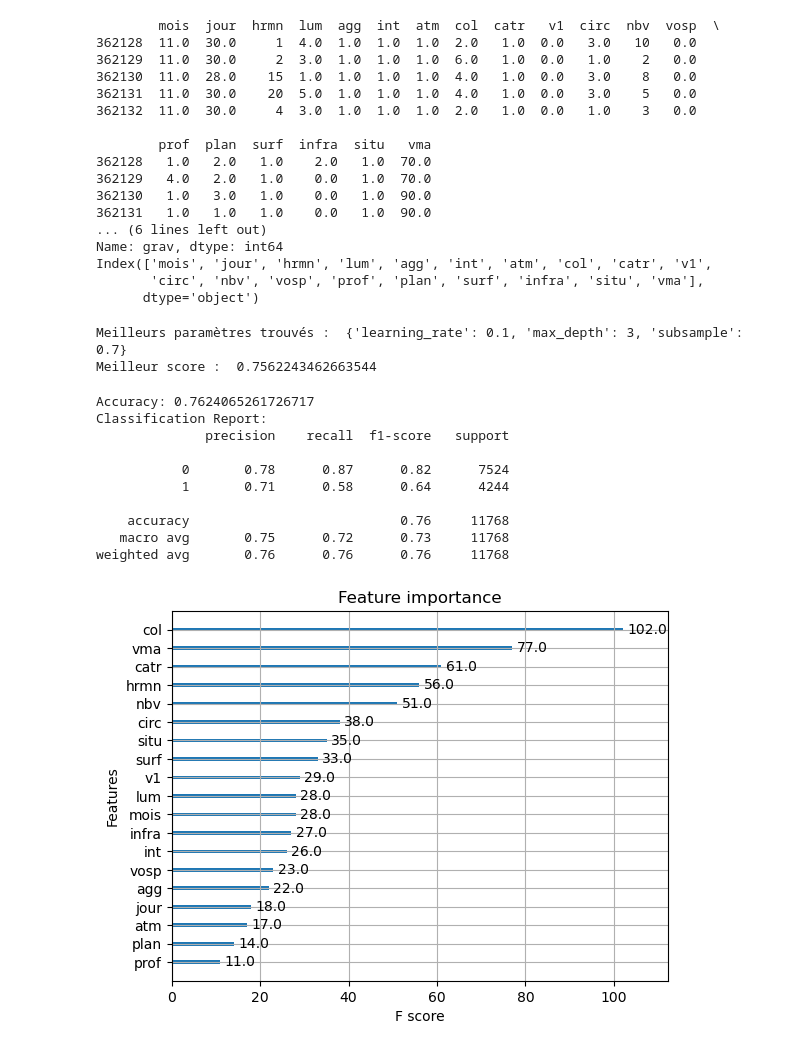
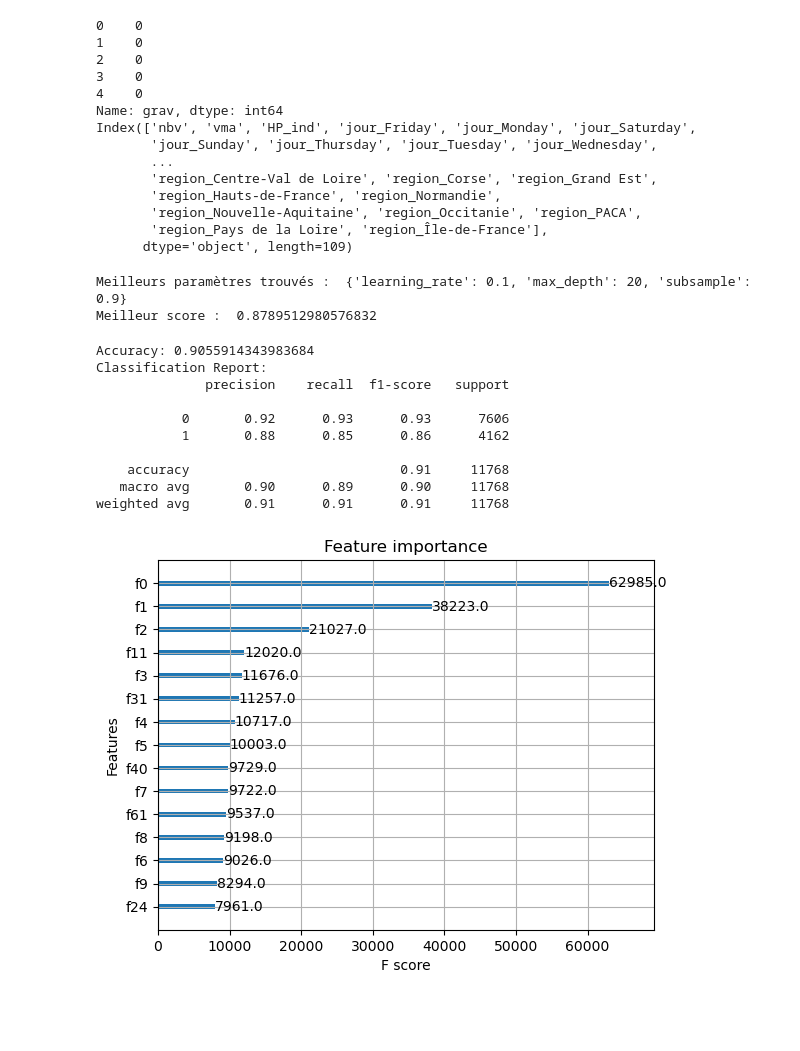
Before and after one commit to solinemignot/statapp_sujet26, a Jupyter notebook: Partie2_ML/XGBoost.ipynb, the cells around one changed output. Drawn from its saved outputs; the diff is of its cells as text; code cells hidden in the pictures; blank space fills up the shorter version.

```diff
--- a/Partie2_ML/XGBoost.ipynb
+++ b/Partie2_ML/XGBoost.ipynb
@@ -35,31 +37,52 @@ df.to_csv('XGboost.csv', index=False)
 y = df['grav']
 X = df.drop(columns=['grav'])
 features = X.columns
+# %%
+# Charger le jeu de données
+path = "/home/onyxia/work/statapp_sujet26/"
+#enlever work si nécessaire
+file_name1 = "dataset_complet_avec_dummies_part_1.csv"
+file_name2 = "dataset_complet_avec_dummies_part_2.csv"
+file_name3 = "dataset_complet_avec_dummies_part_3.csv"
+file_name4 = "dataset_complet_avec_dummies_part_4.csv"
+df1 = pd.read_csv(path+file_name1, sep=',',low_memory=False)
+df2 = pd.read_csv(path+file_name2, sep=',',low_memory=False)
+df3 = pd.read_csv(path+file_name2, sep=',',low_memory=False)
+df4 = pd.read_csv(path+file_name2, sep=',',low_memory=False)
+df = pd.concat([df1,df2,df3,df4])
+
+df['grav'] = df['grav'].replace({1:0,2:0,3:1,4:1})
 # %%
-print(X.head())
+y = df['grav']
+X = df.drop(columns=['grav'])
+features = X.columns
+
+#print(X.head())
 print(y.head())
 print(features)
 # %% [output]
-        mois  jour  hrmn  lum  agg  int  atm  col  catr   v1  circ  nbv  vosp  \
-362128  11.0  30.0     1  4.0  1.0  1.0  1.0  2.0   1.0  0.0   3.0   10   0.0
-362129  11.0  30.0     2  3.0  1.0  1.0  1.0  6.0   1.0  0.0   1.0    2   0.0
-362130  11.0  28.0    15  1.0  1.0  1.0  1.0  4.0   1.0  0.0   3.0    8   0.0
-362131  11.0  30.0    20  5.0  1.0  1.0  1.0  4.0   1.0  0.0   3.0    5   0.0
-362132  11.0  30.0     4  3.0  1.0  1.0  1.0  2.0   1.0  0.0   1.0    3   0.0
-
-        prof  plan  surf  infra  situ   vma
-362128   1.0   2.0   1.0    2.0   1.0  70.0
-362129   4.0   2.0   1.0    0.0   1.0  70.0
-362130   1.0   3.0   1.0    0.0   1.0  90.0
-362131   1.0   1.0   1.0    0.0   1.0  90.0
-... (6 lines left out)
+0    0
+1    0
+2    0
+3    0
+4    0
 Name: grav, dtype: int64
-Index(['mois', 'jour', 'hrmn', 'lum', 'agg', 'int', 'atm', 'col', 'catr', 'v1',
-       'circ', 'nbv', 'vosp', 'prof', 'plan', 'surf', 'infra', 'situ', 'vma'],
-      dtype='object')
+Index(['nbv', 'vma', 'HP_ind', 'jour_Friday', 'jour_Monday', 'jour_Saturday',
+       'jour_Sunday', 'jour_Thursday', 'jour_Tuesday', 'jour_Wednesday',
+       ...
+       'region_Centre-Val de Loire', 'region_Corse', 'region_Grand Est',
+       'region_Hauts-de-France', 'region_Normandie',
+       'region_Nouvelle-Aquitaine', 'region_Occitanie', 'region_PACA',
+       'region_Pays de la Loire', 'region_Île-de-France'],
+      dtype='object', length=109)
 # %%
 # Diviser les données en ensembles d'entraînement et de test
 X_train, X_test, y_train, y_test = train_test_split(X, y, test_size=0.2, random_state=42, stratify=y)
+
+# Normaliser les données
+scaler = StandardScaler()
+X_train = scaler.fit_transform(X_train)
+X_test = scaler.transform(X_test)
 # %%
 # Définir les paramètres du modèle XGBoost
 params = {
@@ -96,15 +119,17 @@ grid_search.fit(X_train, y_train)
 print("Meilleurs paramètres trouvés : ", grid_search.best_params_)
 print("Meilleur score : ", grid_search.best_score_)
 # %% [output]
-Meilleurs paramètres trouvés :  {'learning_rate': 0.1, 'max_depth': 3, 'subsample': 0.7}
-Meilleur score :  0.7562243462663544
+Meilleurs paramètres trouvés :  {'learning_rate': 0.1, 'max_depth': 20, 'subsample': 0.9}
+Meilleur score :  0.8789512980576832
 # %%
+params = grid_search.best_params_
+
 # Entraîner le modèle XGBoost
 num_round = 100  # Nombre d'itérations d'entraînement
 model = xgb.train(params, dtrain, num_round)
 
 # Convertir les prédictions en classes (0 ou 1)
-predictions = [round(value) for value in predictions]
+predictions = model.predict(dtest)
 
 # Calculer la précision du modèle
 accuracy = accuracy_score(y_test, predictions)
@@ -114,18 +139,18 @@ print("Accuracy:", accuracy)
 print("Classification Report:")
 print(classification_report(y_test, predictions))
 # %% [output]
-Accuracy: 0.7624065261726717
+Accuracy: 0.9055914343983684
 Classification Report:
               precision    recall  f1-score   support
 
-           0       0.78      0.87      0.82      7524
-           1       0.71      0.58      0.64      4244
+           0       0.92      0.93      0.93      7606
+           1       0.88      0.85      0.86      4162
 
-    accuracy                           0.76     11768
-   macro avg       0.75      0.72      0.73     11768
-weighted avg       0.76      0.76      0.76     11768
+    accuracy                           0.91     11768
+   macro avg       0.90      0.89      0.90     11768
+weighted avg       0.91      0.91      0.91     11768
 # %%
-xgb.plot_importance(model)
+xgb.plot_importance(model, max_num_features=15)
 plt.show()
 # %% [output]
-[figure, old version]
+[figure, new version]
```
Also changed, not shown: parts of 4 cells of this notebook.
